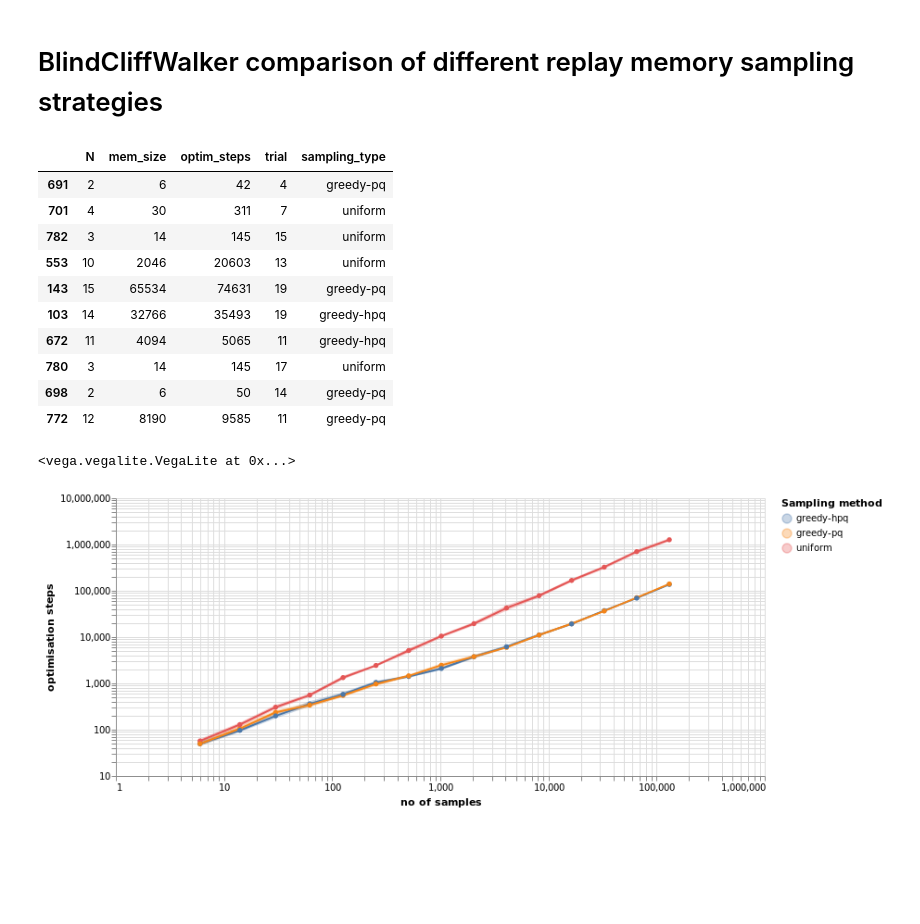
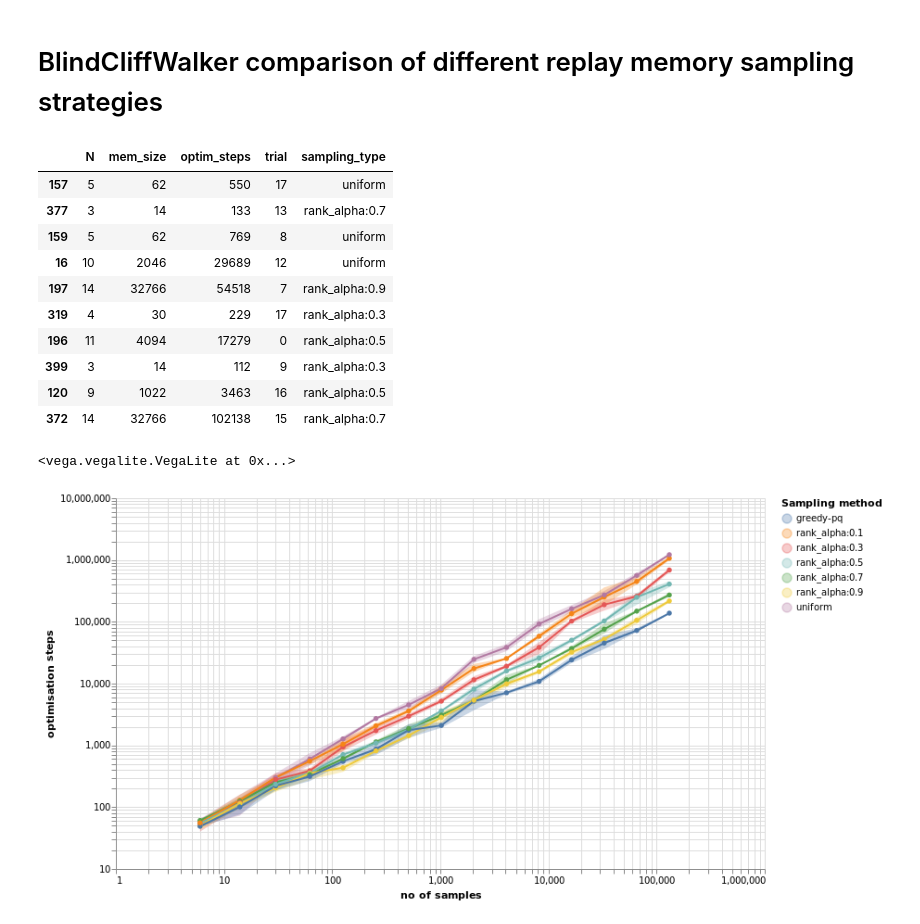
Before and after one commit to floringogianu/per-study, a Jupyter notebook: notebooks/comparison.ipynb, the cells around one changed output. Cells and saved outputs as stored; diff of their text form; code cells hidden in the pictures; blank space fills up the shorter version.

```diff
--- a/notebooks/comparison.ipynb
+++ b/notebooks/comparison.ipynb
@@ -13,45 +11,44 @@ np.set_printoptions(linewidth=120, precision=3, suppress=True)
 # %%
-experiment_name = 'uni_vs_gpq_ghpq'
+experiment_name = 'rank_alpha_sweep'
 
 result_paths = collect_results(experiment_name=experiment_name,
                                results_dir='../results',
                                names=['results.msgpack'])
 result_paths = [p for p in result_paths if p[1]]
-
 result_data_frames = [pd.read_msgpack(f'{p[0]}/{p[1][0]}') for p in result_paths]
 
 data = pd.concat(result_data_frames, ignore_index=True)
 data.sample(10)
 # %% [output]
 |  | N | mem_size | optim_steps | trial | sampling_type |
-| 691 | 2 | 6 | 42 | 4 | greedy-pq |
-| 701 | 4 | 30 | 311 | 7 | uniform |
-| 782 | 3 | 14 | 145 | 15 | uniform |
-| 553 | 10 | 2046 | 20603 | 13 | uniform |
-| 143 | 15 | 65534 | 74631 | 19 | greedy-pq |
-| 103 | 14 | 32766 | 35493 | 19 | greedy-hpq |
-| 672 | 11 | 4094 | 5065 | 11 | greedy-hpq |
-| 780 | 3 | 14 | 145 | 17 | uniform |
-| 698 | 2 | 6 | 50 | 14 | greedy-pq |
-| 772 | 12 | 8190 | 9585 | 11 | greedy-pq |
+| 157 | 5 | 62 | 550 | 17 | uniform |
+| 377 | 3 | 14 | 133 | 13 | rank_alpha:0.7 |
+| 159 | 5 | 62 | 769 | 8 | uniform |
+| 16 | 10 | 2046 | 29689 | 12 | uniform |
+| 197 | 14 | 32766 | 54518 | 7 | rank_alpha:0.9 |
+| 319 | 4 | 30 | 229 | 17 | rank_alpha:0.3 |
+| 196 | 11 | 4094 | 17279 | 0 | rank_alpha:0.5 |
+| 399 | 3 | 14 | 112 | 9 | rank_alpha:0.3 |
+| 120 | 9 | 1022 | 3463 | 16 | rank_alpha:0.5 |
+| 372 | 14 | 32766 | 102138 | 15 | rank_alpha:0.7 |
 # %%
 x_axis = alt.X('mem_size', scale=alt.Scale(type='log'), axis=alt.Axis(title='no of samples'))
 
 line = alt.Chart(data).mark_line(point=True).encode(
     x=x_axis,
     y='mean(optim_steps)',
     color=alt.Color('sampling_type', legend=alt.Legend(title="Sampling method")),
     tooltip=['mem_size', 'mean(optim_steps)', 'sampling_type']
 )
 
 confidence_interval = alt.Chart(data).mark_area(opacity=0.3).encode(
     x=x_axis,
     y=alt.Y('ci0(optim_steps)', axis=alt.Axis(title='optimisation steps'), scale=alt.Scale(type='log')),
     y2='ci1(optim_steps)',
     color=alt.Color('sampling_type')
 )
 
-(confidence_interval + line).interactive().properties(width=700)
+(confidence_interval + line).interactive().properties(width=700, height=400)
 # %% [output]
 <vega.vegalite.VegaLite at 0x...>
-[figure, old version]
+[figure, new version]
```
Also changed, not shown: parts of 1 cell of this notebook.
